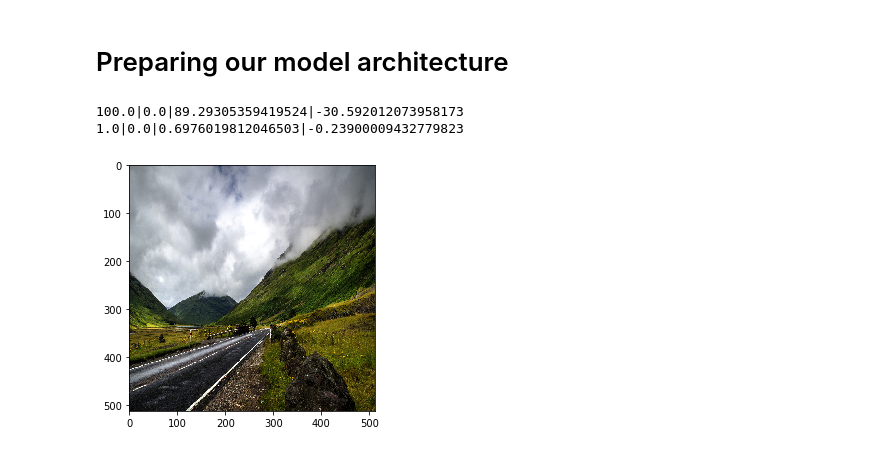
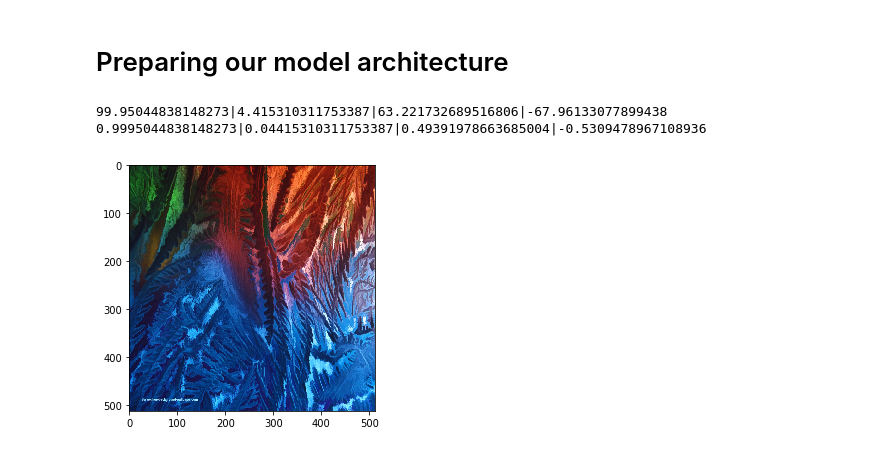
Before and after one commit to viplix3/Image-Colorization-CNN, a Jupyter notebook: (BETA) tfrecords-model.ipynb, the cells around one changed output. Cells and saved outputs as stored; diff of their text form; code cells hidden in the pictures.

```diff
--- a/(BETA) tfrecords-model.ipynb
+++ b/(BETA) tfrecords-model.ipynb
@@ -229,27 +229,27 @@ if False:
 # %%
 if True:
     img_list = os.listdir('./Dataset/')
     batch_X = []
     batch_Y = []
-    for i in range(924, 928):
+    for i in range(533, 534):
         X = cv2.imread('./Dataset/' + img_list[i])
         X = cv2.resize(X, (512, 512))
         img = cv2.cvtColor(X, cv2.COLOR_BGR2RGB)
         lab_image = rgb2lab(img)
         X = lab_image[:, :, 0].reshape(512, 512, 1)
         Y = lab_image[:, :, 1:]
         batch_X.append(X)
         batch_Y.append(Y)
 
     print(np.max(batch_X), np.min(batch_X), np.max(batch_Y), np.min(batch_Y), sep='|')
     batch_X = np.asarray(np.asarray(batch_X) / 100.0)
     batch_Y = np.asarray(batch_Y) / 128.0
     print(np.max(batch_X), np.min(batch_X), np.max(batch_Y), np.min(batch_Y), sep='|')
     imshow(img)
 # %% [output]
-100.0|0.0|89.29305359419524|-30.592012073958173
-1.0|0.0|0.6976019812046503|-0.23900009432779823
+99.95044838148273|4.415310311753387|63.221732689516806|-67.96133077899438
+0.9995044838148273|0.04415310311753387|0.49391978663685004|-0.5309478967108936
-[figure, old version]
+[figure, new version]
 # %%
 def train(num_epochs, decay_rate, decay_steps):
 
```
Also changed, not shown: parts of 5 cells of this notebook, 14 other files.
